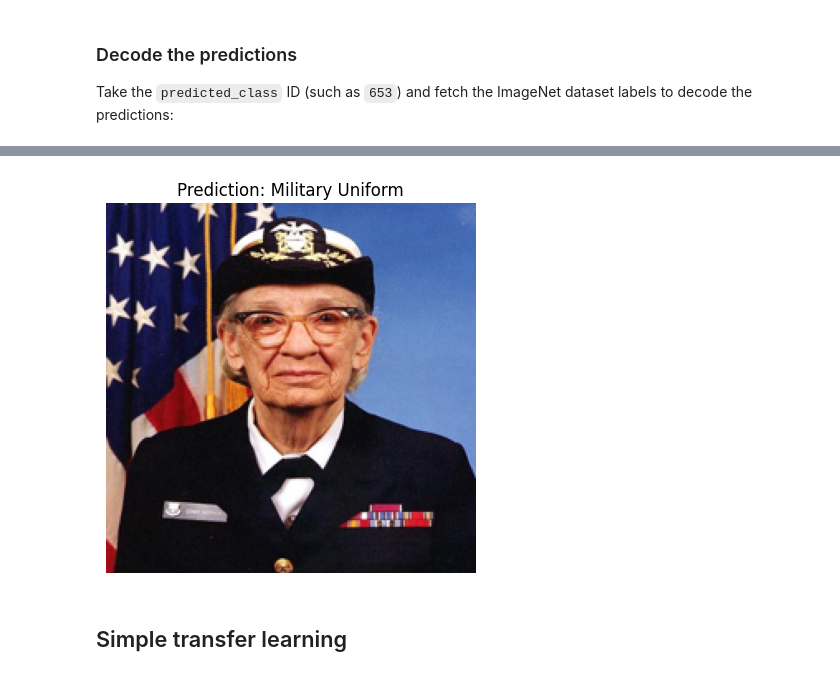
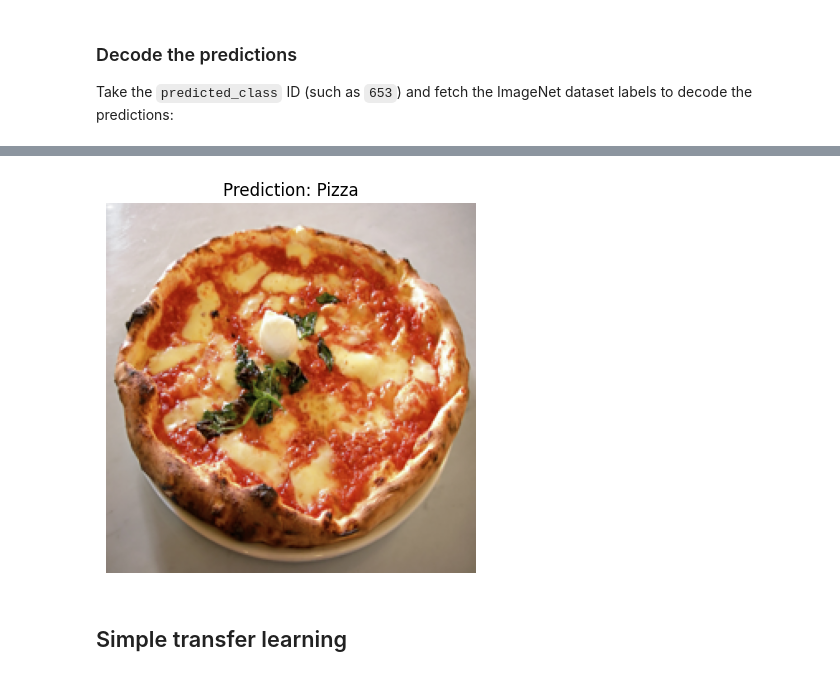
Before and after one commit to fferlito/Machine-Learning-Recipes, a Jupyter notebook: machine_learning/transfer_learning_with_hub.ipynb, the cells around one changed output, grey strips where cells are left out. Saved outputs shown, nothing was run; the diff lists cells and outputs as text; code cells hidden in the pictures.

```diff
--- a/machine_learning/transfer_learning_with_hub.ipynb
+++ b/machine_learning/transfer_learning_with_hub.ipynb
@@ -55,0 +53,4 @@ Downloading data from https://storage.googleapis.com/download.tensorflow.org/exa
+# %%
+pizza = tf.keras.utils.get_file(fname = 'pizza.jpeg', origin = 'https://upload.wikimedia.org/wikipedia/commons/a/a3/Eq_it-na_pizza-margherita_sep2005_sml.jpg')
+pizza = Image.open(pizza).resize(IMAGE_SHAPE)
+pizza
@@ -56,11 +59,11 @@ Downloading data from https://storage.googleapis.com/download.tensorflow.org/exa
 # %%
-grace_hopper = np.array(grace_hopper)/255.0
-grace_hopper.shape
+pizza = np.array(pizza)/255.0
+pizza.shape
 # %% [output]
 (224, 224, 3)
 # %% [markdown]
 Add a batch dimension (with `np.newaxis`) and pass the image to the model:
 # %%
-result = classifier.predict(grace_hopper[np.newaxis, ...])
+result = classifier.predict(pizza[np.newaxis, ...])
 result.shape
 # %% [output]
@@ -89,10 +88,10 @@ Downloading data from https://storage.googleapis.com/download.tensorflow.org/dat
 # %%
-plt.imshow(grace_hopper)
+plt.imshow(pizza)
 plt.axis('off')
 predicted_class_name = imagenet_labels[predicted_class]
 _ = plt.title("Prediction: " + predicted_class_name.title())
 # %% [output]
-[figure, old version]
+[figure, new version]
 # %% [markdown]
 ## Simple transfer learning
 # %% [markdown]
```
Also changed, not shown: parts of 29 cells of this notebook.
